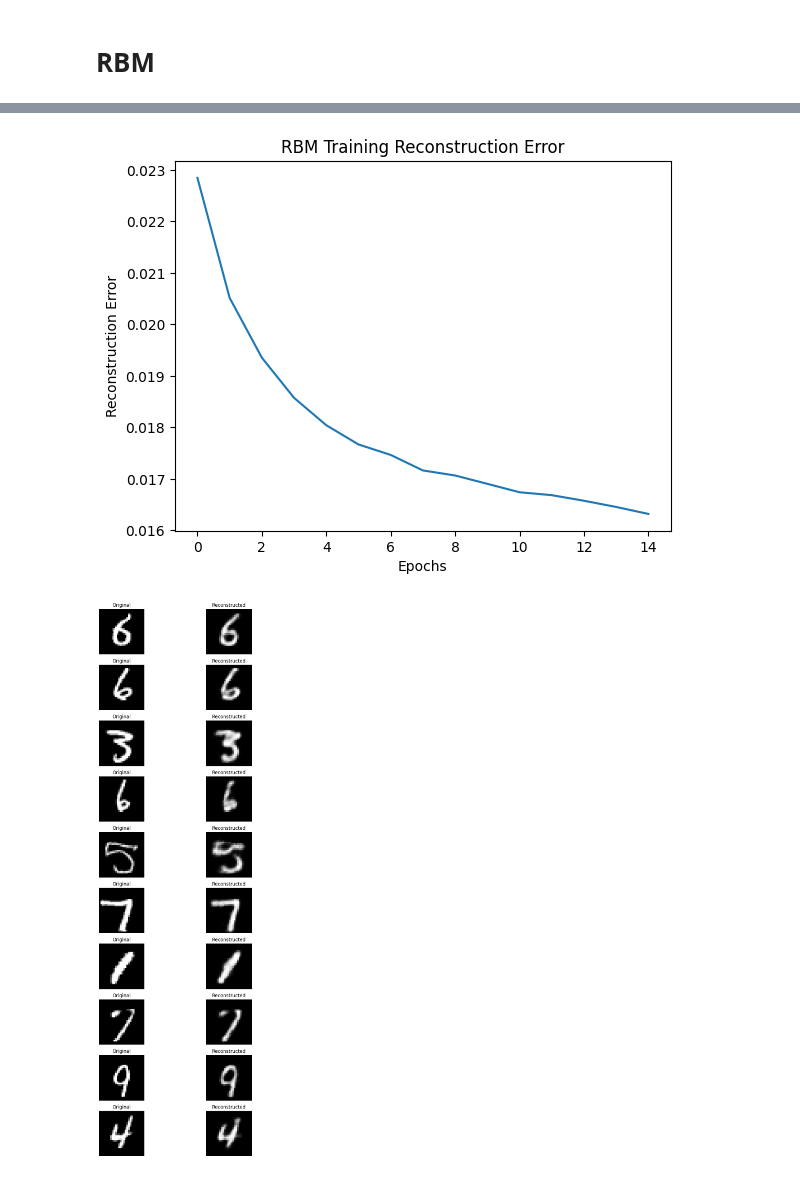
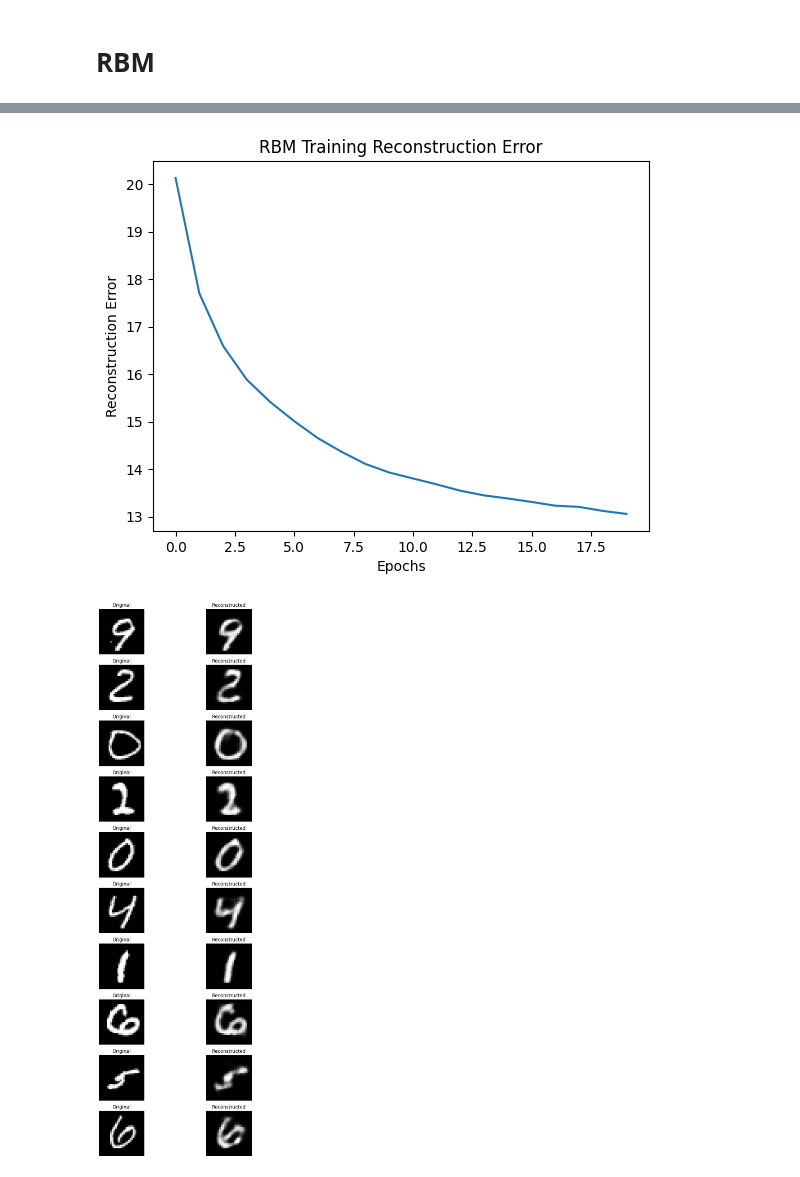
Before and after one commit to halilbayndir/ML_Physics, a Jupyter notebook: Restricted_Boltzmann_Machines.ipynb, the cells around one changed output, grey strips where cells are left out. Cells and saved outputs as stored; diff of their text form; code cells hidden in the pictures.

```diff
--- a/Restricted_Boltzmann_Machines.ipynb
+++ b/Restricted_Boltzmann_Machines.ipynb
@@ -26,9 +26,9 @@ class RBM:
         return v, h_sample
 
     def compute_reconstruction_error(self, data):
-        reconstructed_data = self.sigmoid(np.dot(self.sigmoid(np.dot(data, self.W) + self.b), self.W.T) + self.a)
-        error = np.mean(np.square(data - reconstructed_data))
-        return error
+      reconstructed_data = self.sigmoid(np.dot(self.sigmoid(np.dot(data, self.W) + self.b), self.W.T) + self.a)
+      error = np.mean(np.sum(np.square(data - reconstructed_data), axis=1))
+      return error
 
     def train(self, data, learning_rate, k, epochs, batch_size):
         num_batches = len(data) // batch_size
@@ -63,6 +63,15 @@ class RBM:
         h = self.sigmoid(np.dot(v, self.W) + self.b)
         v_reconstructed = self.sigmoid(np.dot(h, self.W.T) + self.a)
         return v_reconstructed
+
+    def plot_receptive_fields(self, shape):
+        fig, axes = plt.subplots(int(np.sqrt(self.num_hidden)), int(np.sqrt(self.num_hidden)), figsize=(10, 10))
+        fig.suptitle('Receptive Fields of Hidden Units')
+        for i, ax in enumerate(axes.flat):
+            if i < self.num_hidden:
+                ax.imshow(self.W[:, i].reshape(shape), cmap='gray')
+                ax.axis('off')
+        plt.show()
 # %%
 (x_train, y_train), (x_test, y_test) = mnist.load_data()
 
@@ -77,8 +86,8 @@ rbm = RBM(num_visible, num_hidden)
 
 learning_rate = 0.1
 k = 1
-epochs = 15
-batch_size = 32
+epochs = 20
+batch_size = 64
 costs = rbm.train(x_train, learning_rate, k, epochs, batch_size)
 
 
@@ -106,4 +115,6 @@ for i in range(n_images):
 
 plt.tight_layout()
 plt.show()
+
+rbm.plot_receptive_fields((28, 28))
 # %% [output]
@@ -127,2 +141,2 @@ Epoch: 15, Reconstruction Error: 0.016317759454942817
-[figure, old version]
+[figure, new version]
-[figure, old version]
+[figure, new version]
```
Also changed, not shown: parts of 1 cell of this notebook.
